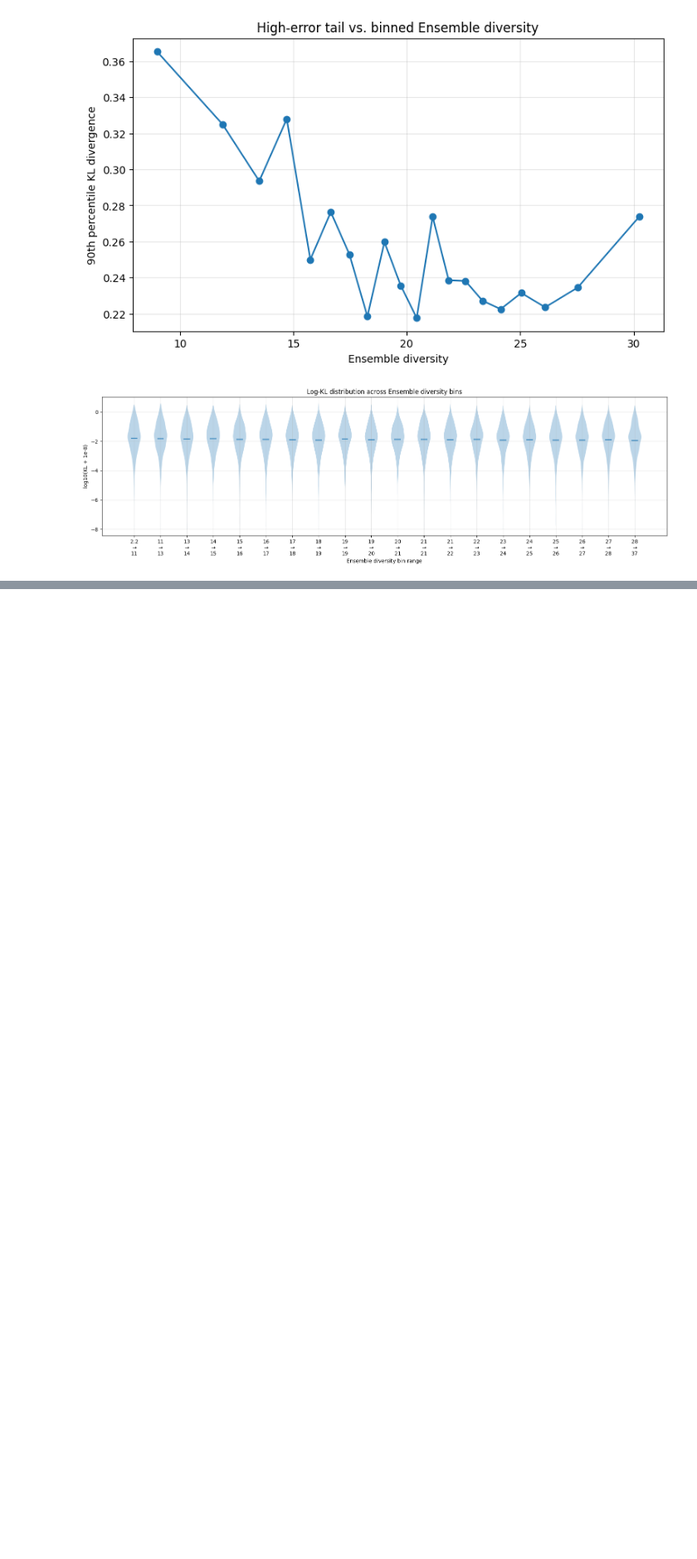
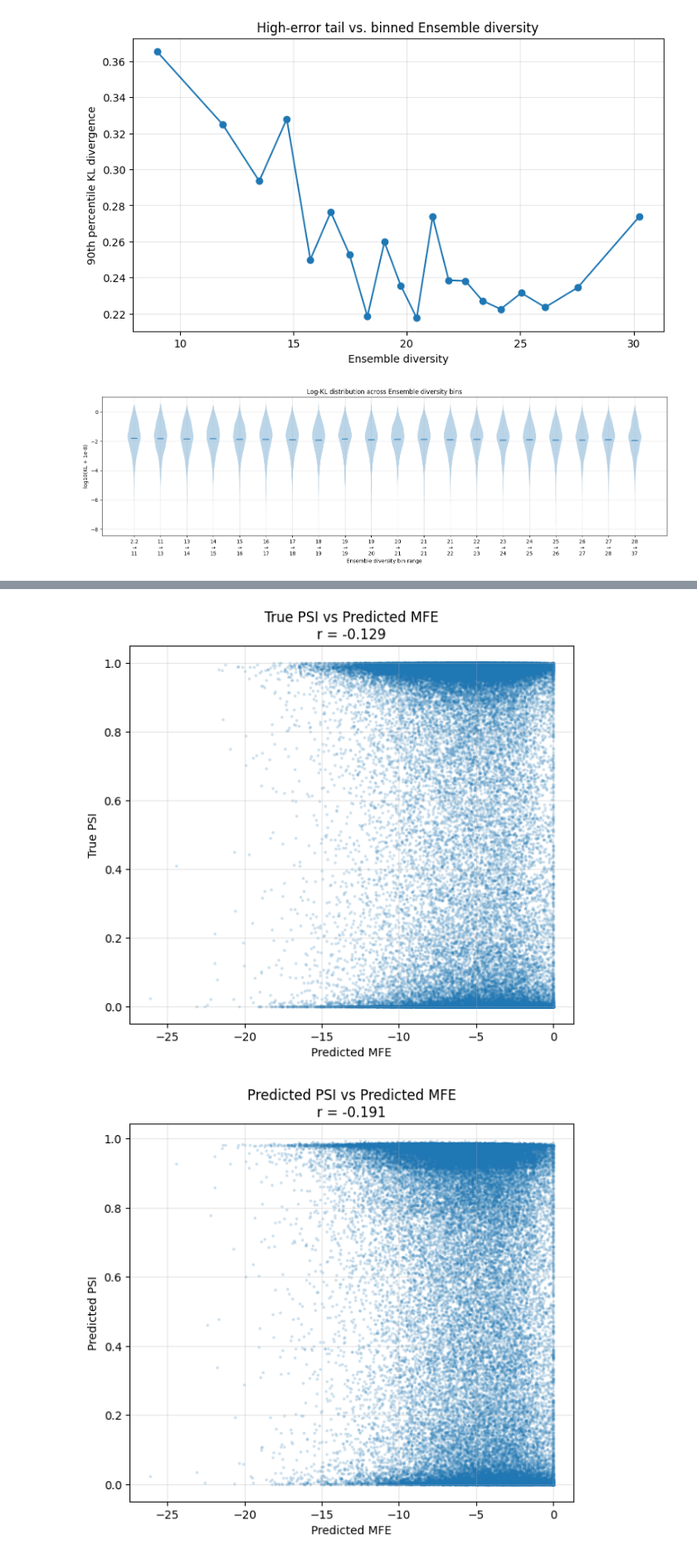
Before and after one commit to log2718/interpretable-splicing-model-torch, a Jupyter notebook: performance/vienna_60_data.ipynb, the cells around one changed output, grey strips where cells are left out. Shown at 83% size. Cells and saved outputs as stored; diff of their text form; code cells hidden in the pictures; blank space fills up the shorter version.

```diff
--- a/performance/vienna_60_data.ipynb
+++ b/performance/vienna_60_data.ipynb
@@ -369,0 +958,68 @@ for feature, feature_label in features.items():
+# %%
+import pandas as pd
+import numpy as np
+import matplotlib.pyplot as plt
+from scipy import stats
+
+# =========================
+# Load data
+# =========================
+df = pd.read_csv("../data/test_vienna60_annotated.csv")
+
+# Change these if using 37C file
+mfe_col = "predicted_MFE"
+true_psi_col = "PSI"
+pred_psi_col = "predicted_PSI_60"
+
+# =========================
+# Clean numeric columns
+# =========================
+for col in [mfe_col, true_psi_col, pred_psi_col]:
+    df[col] = pd.to_numeric(df[col], errors="coerce")
+
+df = df.dropna(subset=[mfe_col, true_psi_col, pred_psi_col])
+
+# =========================
+# PSI vs MFE
+# =========================
+plt.figure(figsize=(7,6))
+
+plt.scatter(
+    df[mfe_col],
+    df[true_psi_col],
+    s=3,
+    alpha=0.15
+)
+
+r = stats.linregress(df[mfe_col], df[true_psi_col])
+
+plt.xlabel("Predicted MFE")
+plt.ylabel("True PSI")
+plt.title(f"True PSI vs Predicted MFE\nr = {r.rvalue:.3f}")
+
+plt.grid(True, alpha=0.3)
+plt.show()
+
+# =========================
+# Predicted PSI vs MFE
+# =========================
+plt.figure(figsize=(7,6))
+
+plt.scatter(
+    df[mfe_col],
+    df[pred_psi_col],
+    s=3,
+    alpha=0.15
+)
+
+r = stats.linregress(df[mfe_col], df[pred_psi_col])
+
+plt.xlabel("Predicted MFE")
+plt.ylabel("Predicted PSI")
+plt.title(f"Predicted PSI vs Predicted MFE\nr = {r.rvalue:.3f}")
+
+plt.grid(True, alpha=0.3)
+plt.show()
+# %% [output]
+[figure, added]
+[figure, added]
```
Also changed, not shown: parts of 7 cells of this notebook, 1 other file.
